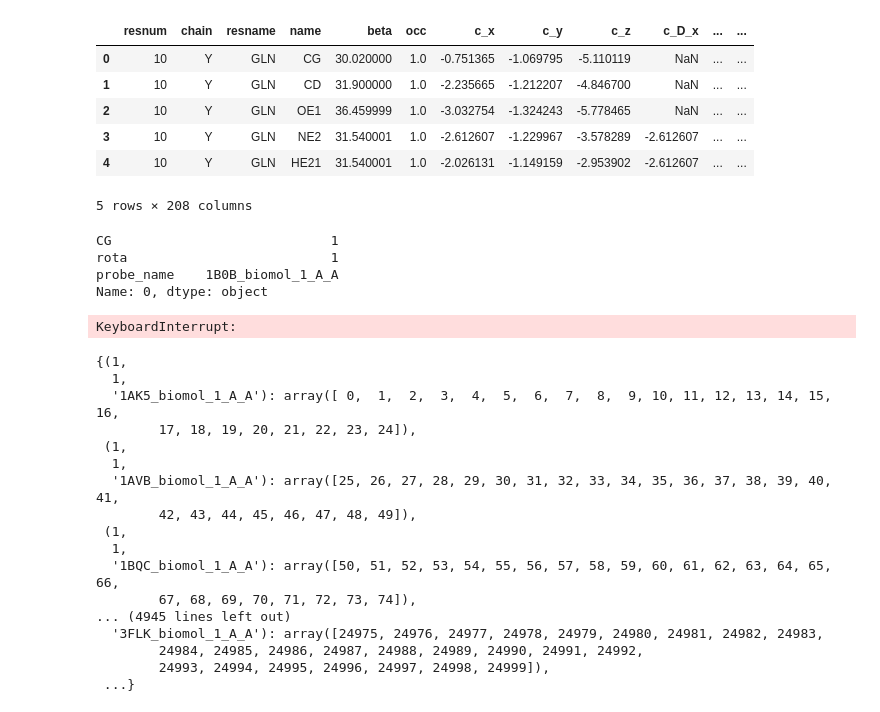
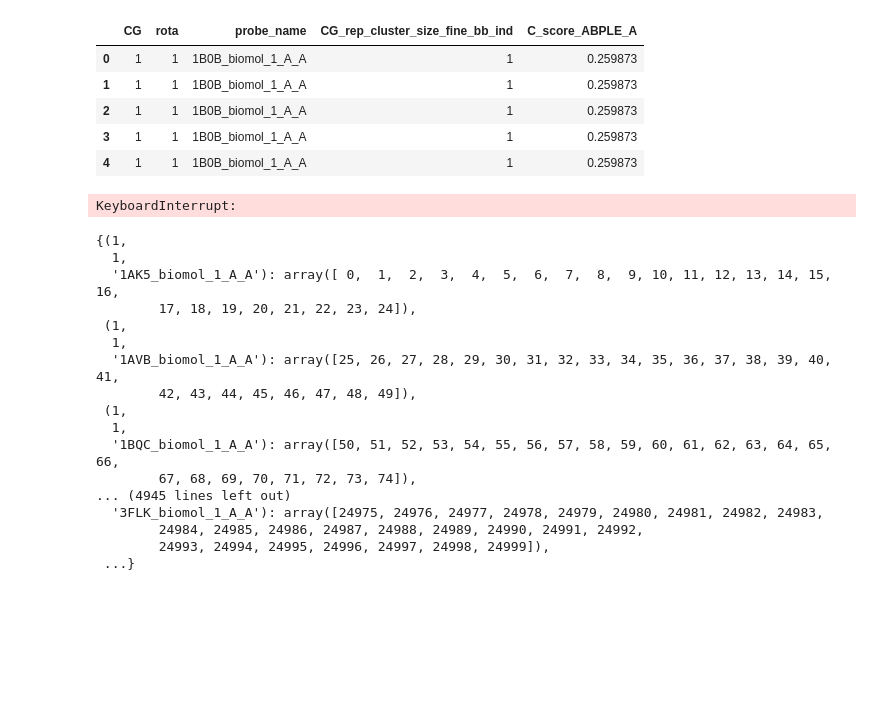
Before and after one commit to Mituan02/Metalprot, a Jupyter notebook: scrips/position_ligand/combs_db.ipynb, the cells around one changed output. Saved outputs shown, nothing was run; the diff lists cells and outputs as text; code cells hidden in the pictures; blank space fills up the shorter version.

```diff
--- a/scrips/position_ligand/combs_db.ipynb
+++ b/scrips/position_ligand/combs_db.ipynb
@@ -1,21 +1,7 @@
 # %%
 import sys
-sys.path.append(r'/mnt/e/GitHub_Design/Combs2')
-import combs2
+#sys.path.append(r'/mnt/e/GitHub_Design/Combs2')
+#import combs2
 import pandas as pd
 import pickle
 import numpy as np
-
-path_to_database='/mnt/e/DesignData/Combs_update_20220210/'
-
-df_vdm = pd.read_parquet(path_to_database + 'vdMs/conh2/SER.parquet.gzip')
-
-df_vdm.head(5)
-# %% [output]
-|  | resnum | chain | resname | name | beta | occ | c_x | c_y | c_z | c_D_x | ... | ... |
-| 0 | 10 | Y | GLN | CG | 30.020000 | 1.0 | -0.751365 | -1.069795 | -5.110119 | NaN | ... | ... |
-| 1 | 10 | Y | GLN | CD | 31.900000 | 1.0 | -2.235665 | -1.212207 | -4.846700 | NaN | ... | ... |
-| 2 | 10 | Y | GLN | OE1 | 36.459999 | 1.0 | -3.032754 | -1.324243 | -5.778465 | NaN | ... | ... |
-| 3 | 10 | Y | GLN | NE2 | 31.540001 | 1.0 | -2.612607 | -1.229967 | -3.578289 | -2.612607 | ... | ... |
-| 4 | 10 | Y | GLN | HE21 | 31.540001 | 1.0 | -2.026131 | -1.149159 | -2.953902 | -2.612607 | ... | ... |
-5 rows × 208 columns
@@ -22,18 +14,20 @@ df_vdm.head(5)
 # %%
 path_to_database_old = '/mnt/e/DesignData/Combs/Combs2_database/'
 
 df_vdm_old = pd.read_parquet(path_to_database_old + 'vdMs/ph/PHE.parquet.gzip')
 
 df_vdm_old['contact_hb'].unique()
 
-df_vdm_old.head(50)
+df_vdm_old[['CG', 'rota', 'probe_name', 'CG_rep_cluster_size_fine_bb_ind', 'C_score_ABPLE_A']].head(5)
 
-df_vdm_old[['CG', 'rota', 'probe_name']].iloc[0]
+#df_vdm_old[['CG', 'rota', 'probe_name']].iloc[0]
 # %% [output]
-CG                            1
-rota                          1
-probe_name    1B0B_biomol_1_A_A
-Name: 0, dtype: object
+|  | CG | rota | probe_name | CG_rep_cluster_size_fine_bb_ind | C_score_ABPLE_A |
+| 0 | 1 | 1 | 1B0B_biomol_1_A_A | 1 | 0.259873 |
+| 1 | 1 | 1 | 1B0B_biomol_1_A_A | 1 | 0.259873 |
+| 2 | 1 | 1 | 1B0B_biomol_1_A_A | 1 | 0.259873 |
+| 3 | 1 | 1 | 1B0B_biomol_1_A_A | 1 | 0.259873 |
+| 4 | 1 | 1 | 1B0B_biomol_1_A_A | 1 | 0.259873 |
 # %%
 labels = df_vdm_old[(df_vdm_old['chain'] == 'Y') & (df_vdm_old['resname'] == 'PHE') & (df_vdm_old['name'] == 'CZ')][['CG', 'rota', 'probe_name']]
 
```
Also changed, not shown: parts of 1 cell of this notebook, 16 other files.
